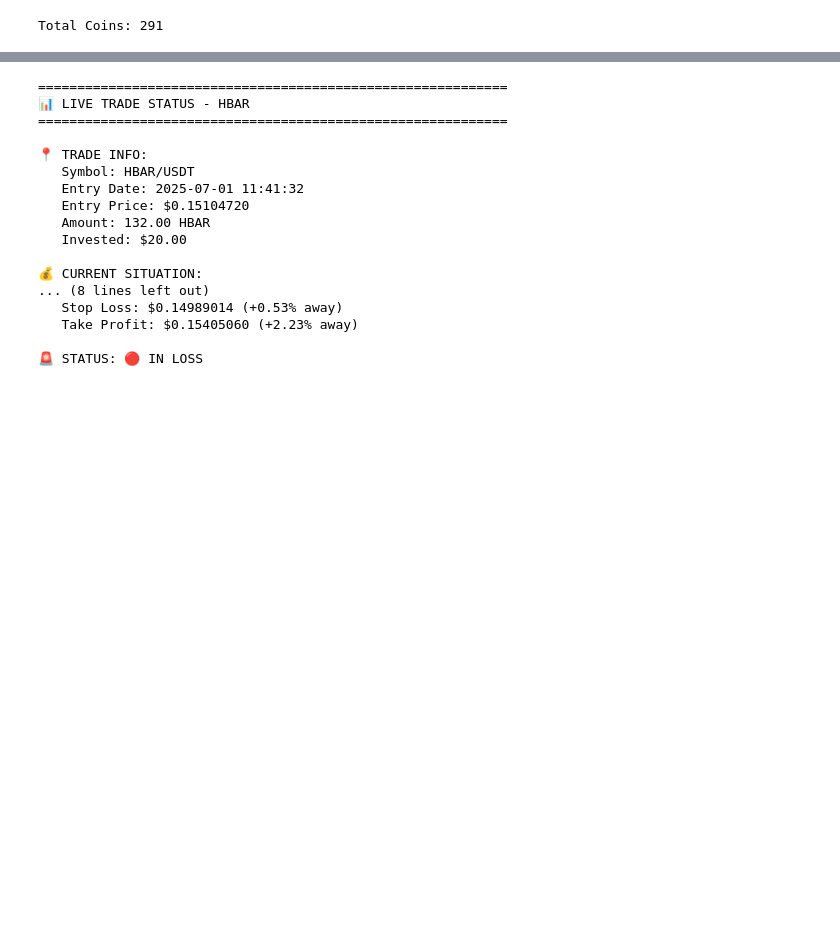
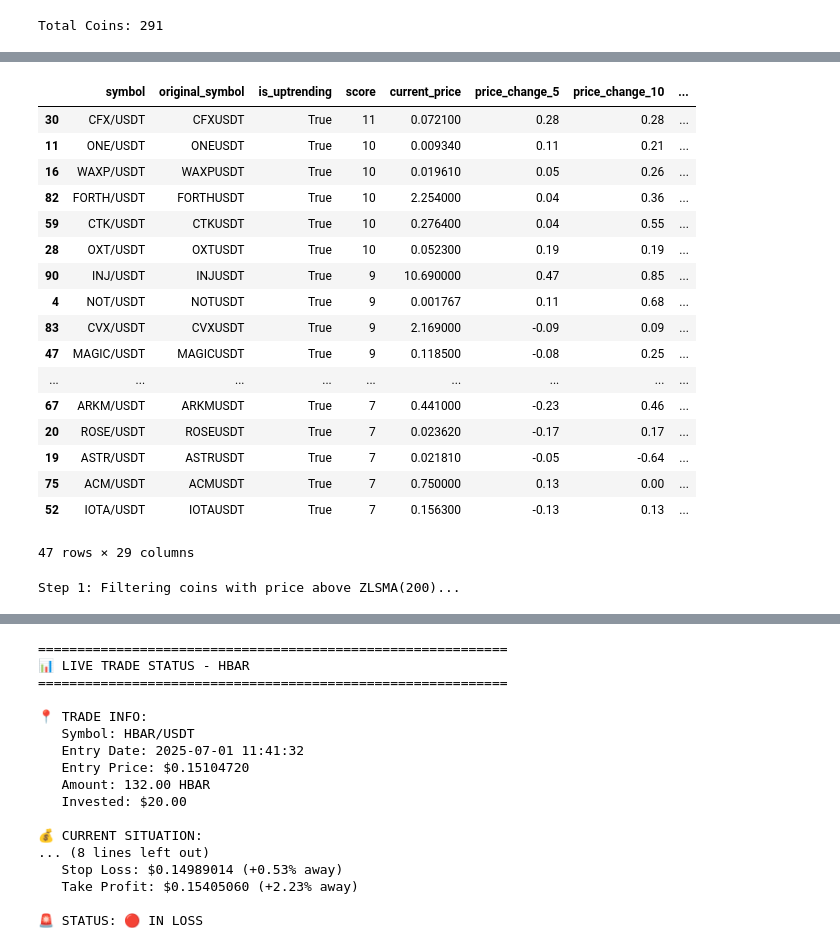
Before and after one commit to Arupreza/CrypBot, a Jupyter notebook: Live_Trade.ipynb, the cells around one changed output, grey strips where cells are left out. Cells and saved outputs as stored; diff of their text form; code cells hidden in the pictures; blank space fills up the shorter version.

```diff
--- a/Live_Trade.ipynb
+++ b/Live_Trade.ipynb
@@ -824,0 +24,3 @@ def create_stats_text_with_btc(entry_price, current_price, stop_loss, take_profi
+# %%
+scanner = BinanceSupportScanner()
+results_df = scanner.scan_multiple_coins(coins)
@@ -824,0 +45,5 @@ def create_stats_text_with_btc(entry_price, current_price, stop_loss, take_profi
+# %%
+results = pd.DataFrame(results_df)
+results = results[results['near_support'] == True]
+results = results[results['near_resistance'] == False]
+results
@@ -824,0 +64,2 @@ def create_stats_text_with_btc(entry_price, current_price, stop_loss, take_profi
+# %%
+results = up_trend_scanner(results['symbol'].tolist())
@@ -824,0 +77,29 @@ def create_stats_text_with_btc(entry_price, current_price, stop_loss, take_profi
+# %%
+results
+# %% [output]
+|  | symbol | original_symbol | is_uptrending | score | current_price | price_change_5 | price_change_10 | ... |
+| 30 | CFX/USDT | CFXUSDT | True | 11 | 0.072100 | 0.28 | 0.28 | ... |
+| 11 | ONE/USDT | ONEUSDT | True | 10 | 0.009340 | 0.11 | 0.21 | ... |
+| 16 | WAXP/USDT | WAXPUSDT | True | 10 | 0.019610 | 0.05 | 0.26 | ... |
+| 82 | FORTH/USDT | FORTHUSDT | True | 10 | 2.254000 | 0.04 | 0.36 | ... |
+| 59 | CTK/USDT | CTKUSDT | True | 10 | 0.276400 | 0.04 | 0.55 | ... |
+| 28 | OXT/USDT | OXTUSDT | True | 10 | 0.052300 | 0.19 | 0.19 | ... |
+| 90 | INJ/USDT | INJUSDT | True | 9 | 10.690000 | 0.47 | 0.85 | ... |
+| 4 | NOT/USDT | NOTUSDT | True | 9 | 0.001767 | 0.11 | 0.68 | ... |
+| 83 | CVX/USDT | CVXUSDT | True | 9 | 2.169000 | -0.09 | 0.09 | ... |
+| 47 | MAGIC/USDT | MAGICUSDT | True | 9 | 0.118500 | -0.08 | 0.25 | ... |
+| ... | ... | ... | ... | ... | ... | ... | ... | ... |
+| 67 | ARKM/USDT | ARKMUSDT | True | 7 | 0.441000 | -0.23 | 0.46 | ... |
+| 20 | ROSE/USDT | ROSEUSDT | True | 7 | 0.023620 | -0.17 | 0.17 | ... |
+| 19 | ASTR/USDT | ASTRUSDT | True | 7 | 0.021810 | -0.05 | -0.64 | ... |
+| 75 | ACM/USDT | ACMUSDT | True | 7 | 0.750000 | 0.13 | 0.00 | ... |
+| 52 | IOTA/USDT | IOTAUSDT | True | 7 | 0.156300 | -0.13 | 0.13 | ... |
+47 rows × 29 columns
+# %%
+results = chandelier_zlsma_filter_custom(
+    coin_list=results['symbol'].tolist(),
+    timeframe='15m',
+    max_buy_candles=3
+)
+# %% [output]
+Step 1: Filtering coins with price above ZLSMA(200)...
```
Also changed, not shown: parts of 15 cells of this notebook.
